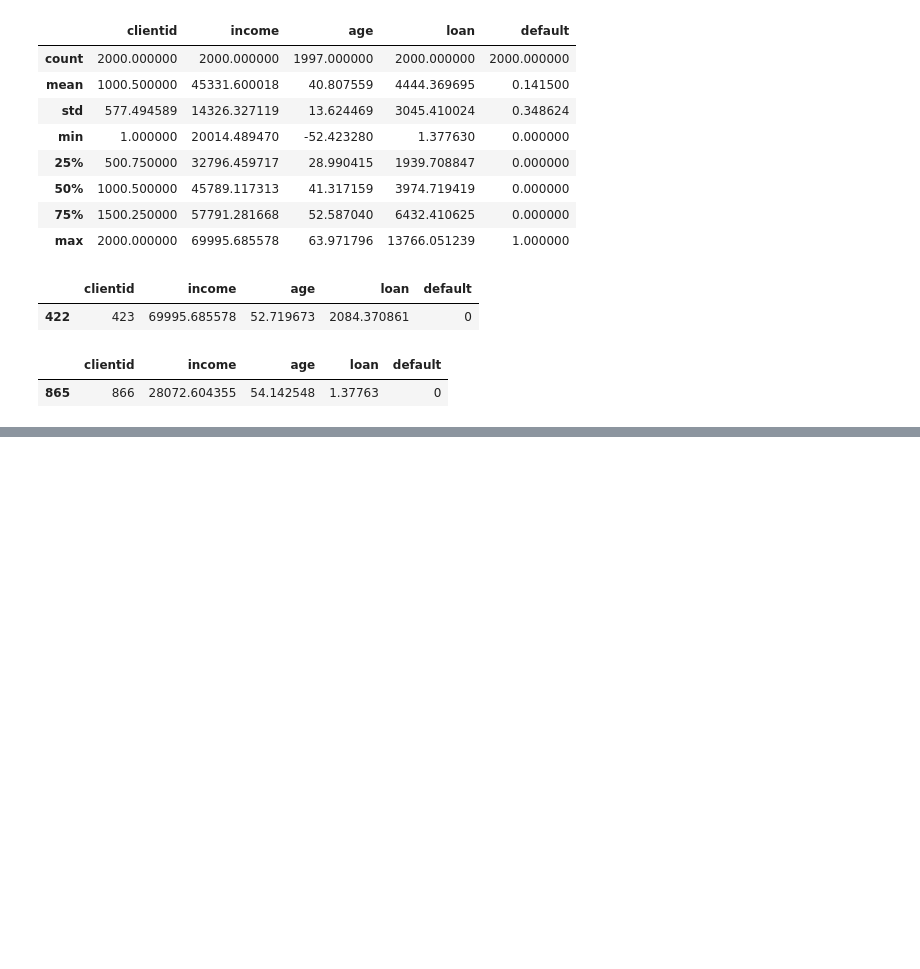
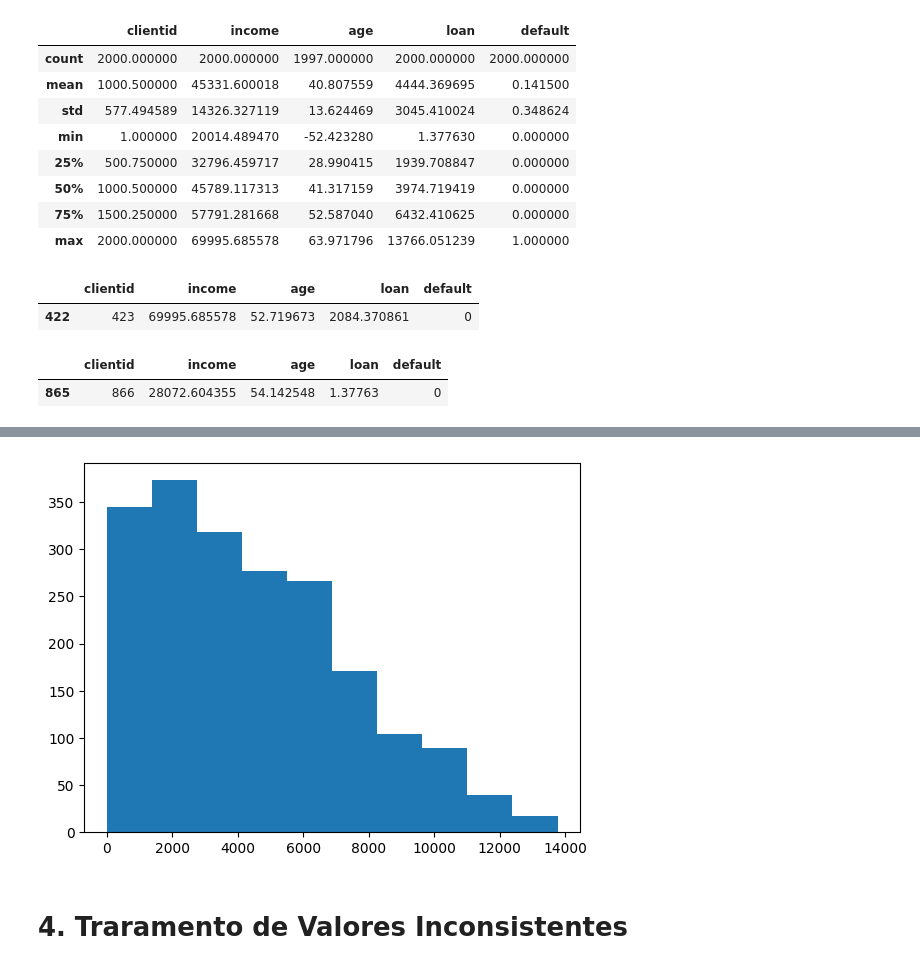
Before and after one commit to LucasBondeDeSouza/Machine-Learning-Course, a Jupyter notebook: 01-Classificação/main.ipynb, the cells around one changed output, grey strips where cells are left out. Cells and saved outputs as stored; diff of their text form; code cells hidden in the pictures; blank space fills up the shorter version.

```diff
--- a/01-Classificação/main.ipynb
+++ b/01-Classificação/main.ipynb
@@ -72,0 +91,4 @@ base_credit[base_credit['loan'] <= 1.377630] # Verificando o cliente com a menor
+# %%
+plt.hist(x = base_credit['loan']);
+# %% [output]
+[figure, added]
@@ -72,0 +98,2 @@ base_credit[base_credit['loan'] <= 1.377630] # Verificando o cliente com a menor
+# %% [markdown]
+<h1>4. Traramento de Valores Inconsistentes</h1>
```
Also changed, not shown: parts of 6 cells of this notebook.
